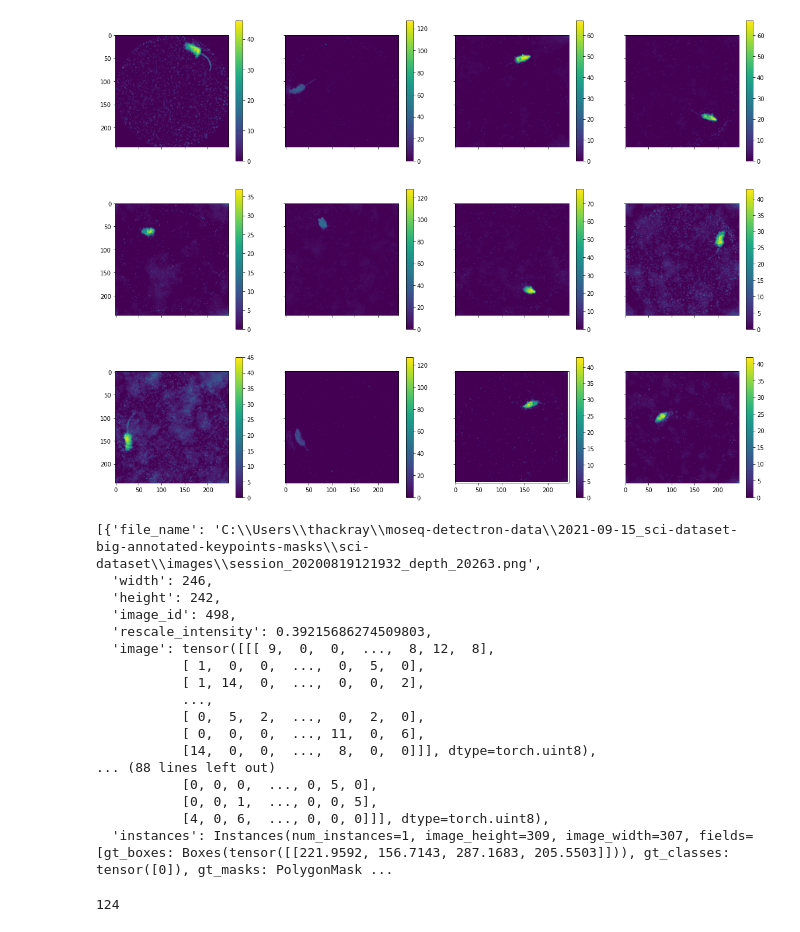
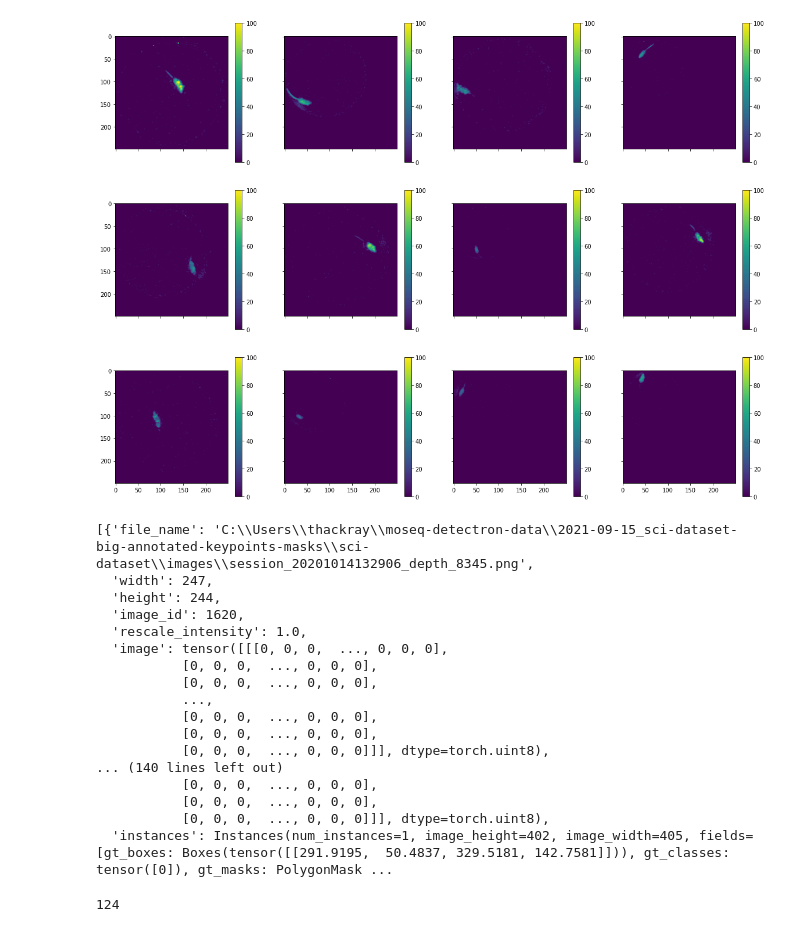
Before and after one commit to tischfieldlab/moseq2-detectron-extract, a Jupyter notebook: notebooks/Augmentations.ipynb, the cells around one changed output. Saved outputs shown, nothing was run; the diff lists cells and outputs as text; code cells hidden in the pictures.

Commit message:
add scale augmentation

```diff
--- a/notebooks/Augmentations.ipynb
+++ b/notebooks/Augmentations.ipynb
@@ -26,8 +28,8 @@ import random
 # %%
 model_dir = r'C:\Users\thackray\git\moseq2-detectron-extract\notebooks\models\2021-09-28_big_model\2021-10-05T13-56_51'
 annot_file = [
-    "C:\\Users\\thackray\\moseq-detectron-data\\2021-09-15_sci-dataset-big-annotated-keypoints-masks\\project-3-at-2021-09-16-21-07-30920741.json",
-    "C:\\Users\\thackray\\moseq-detectron-data\\moseq-mask-keypoints-annot\\result.json",
+    "C:\\Users\\thackray\\moseq-detectron-data\\2021-09-15_sci-dataset-big-annotated-keypoints-masks\\project-3-at-2022-02-19-19-24-fe2ed492.json",
+    #"C:\\Users\\thackray\\moseq-detectron-data\\moseq-mask-keypoints-annot\\result.json",
 ]
 replace_data_path = [
     ("/data/local-files/?d=Moseq-SCI-Detectron/images/", "C:\\Users\\thackray\\moseq-detectron-data\\2021-09-15_sci-dataset-big-annotated-keypoints-masks\\sci-dataset\\images\\"),
@@ -38,6 +40,7 @@ replace_data_path = [
 
 cfg = load_config(os.path.join(model_dir, "config.yaml"))
 cfg.SOLVER.IMS_PER_BATCH = 12
+cfg.DATALOADER.NUM_WORKERS = 0
 
 
 intensity_scale = 1.0
@@ -78,2 +63,15 @@ loader = build_detection_train_loader(cfg, mapper=MoseqDatasetMapper(cfg, is_tra
+# %%
+augs = [
+    ScaleAugmentation(0.5, 1.2, 250, 250),
+    FixedSizeCrop((250, 250), pad=True, pad_value=0)
+    #RandomRotation([0, 360], expand=True, sample_style='range'),
+    #RandomBrightness(0.8, 1.2),
+    #RandomContrast(0.8, 1.2),
+    #Albumentations(GaussNoise()),
+    #DoughnutNoiseAugmentation(mu=10, thickness=(0,10), always_apply=True)
+    #RandomFieldNoiseAugmentation(mu=10, std_limit=(10.0, 50.0), power=(2.0, 3.0), always_apply=True),
+    #Albumentations(Perspective()),
+]
+loader = build_detection_train_loader(cfg, mapper=MoseqDatasetMapper(cfg, is_train=True, augmentations=augs))
 # %%
 items = list(itertools.islice(loader, 1))[0]
@@ -80,36 +94,36 @@ items = list(itertools.islice(loader, 1))[0]
 # %%
 num_images = cfg.SOLVER.IMS_PER_BATCH
-vmin = None
-vmax = None
+vmin = 0
+vmax = 100
 
 fig, axs = plt.subplots(3, num_images // 3, figsize=(20,15), sharex=True, sharey=True)
 axs = list(itertools.chain(*axs))
 
 for i, data in enumerate(items):
     im = axs[i].imshow(np.squeeze(data['image'].numpy()), vmin=vmin, vmax=vmax)
     plt.colorbar(im, ax=axs[i])
 # %% [output]
-[figure, old version]
+[figure, new version]
 # %%
 items
 # %% [output]
-[{'file_name': 'C:\\Users\\thackray\\moseq-detectron-data\\2021-09-15_sci-dataset-big-annotated-keypoints-masks\\sci-dataset\\images\\session_20200819121932_depth_20263.png',
-  'width': 246,
-  'height': 242,
-  'image_id': 498,
-  'rescale_intensity': 0.39215686274509803,
-  'image': tensor([[[ 9,  0,  0,  ...,  8, 12,  8],
-           [ 1,  0,  0,  ...,  0,  5,  0],
-           [ 1, 14,  0,  ...,  0,  0,  2],
+[{'file_name': 'C:\\Users\\thackray\\moseq-detectron-data\\2021-09-15_sci-dataset-big-annotated-keypoints-masks\\sci-dataset\\images\\session_20201014132906_depth_8345.png',
+  'width': 247,
+  'height': 244,
+  'image_id': 1620,
+  'rescale_intensity': 1.0,
+  'image': tensor([[[0, 0, 0,  ..., 0, 0, 0],
+           [0, 0, 0,  ..., 0, 0, 0],
+           [0, 0, 0,  ..., 0, 0, 0],
            ...,
-           [ 0,  5,  2,  ...,  0,  2,  0],
-           [ 0,  0,  0,  ..., 11,  0,  6],
-           [14,  0,  0,  ...,  8,  0,  0]]], dtype=torch.uint8),
-... (88 lines left out)
-           [0, 0, 0,  ..., 0, 5, 0],
-           [0, 0, 1,  ..., 0, 0, 5],
-           [4, 0, 6,  ..., 0, 0, 0]]], dtype=torch.uint8),
-  'instances': Instances(num_instances=1, image_height=309, image_width=307, fields=[gt_boxes: Boxes(tensor([[221.9592, 156.7143, 287.1683, 205.5503]])), gt_classes: tensor([0]), gt_masks: PolygonMask ...
+           [0, 0, 0,  ..., 0, 0, 0],
+           [0, 0, 0,  ..., 0, 0, 0],
+           [0, 0, 0,  ..., 0, 0, 0]]], dtype=torch.uint8),
+... (140 lines left out)
+           [0, 0, 0,  ..., 0, 0, 0],
+           [0, 0, 0,  ..., 0, 0, 0],
+           [0, 0, 0,  ..., 0, 0, 0]]], dtype=torch.uint8),
+  'instances': Instances(num_instances=1, image_height=402, image_width=405, fields=[gt_boxes: Boxes(tensor([[291.9195,  50.4837, 329.5181, 142.7581]])), gt_classes: tensor([0]), gt_masks: PolygonMask ...
 # %%
 class DoughnutNoiseAugmentation(T.Augmentation):
     def __init__(self, mu: float=0, var_limit=(10.0, 50.0), thickness=(0, 30), weight=0.5, always_apply=False, p=0.5):
```
Also changed, not shown: parts of 6 cells of this notebook, 2 other files.
